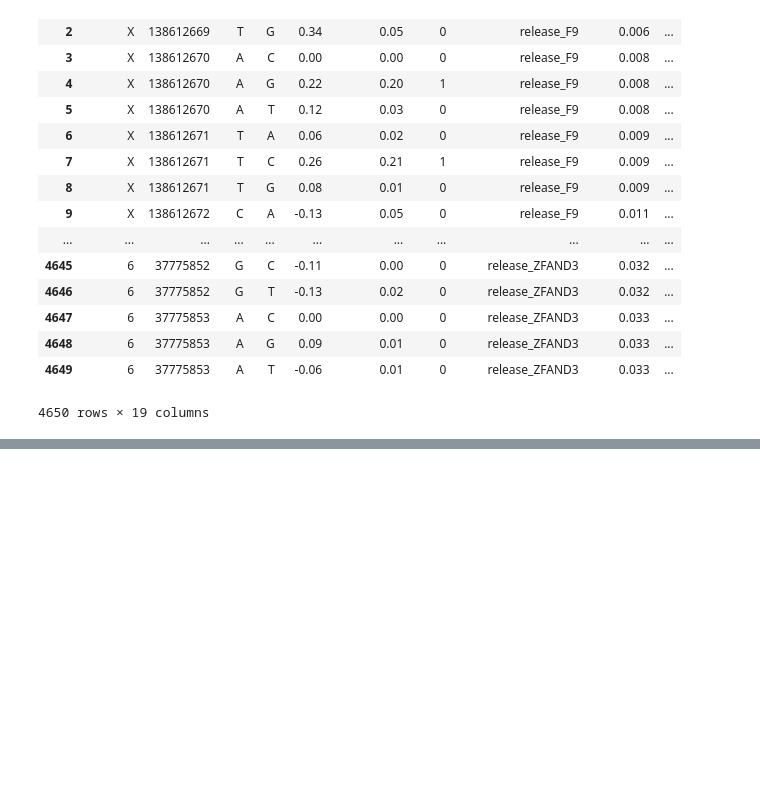
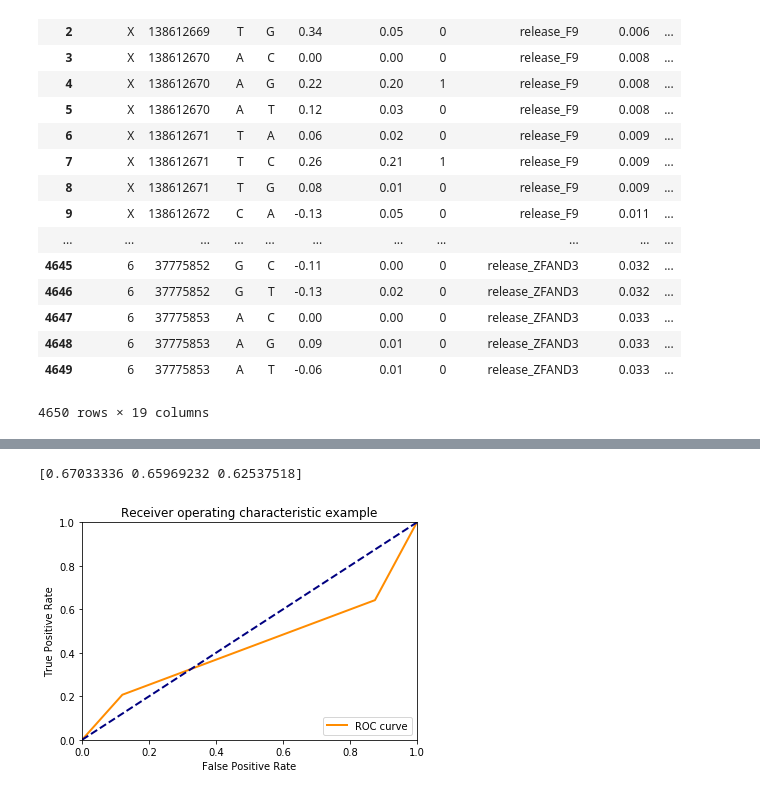
Before and after one commit to alex-hh/cagi5_mpra_prediction, a Jupyter notebook: Cagi5CV.ipynb, the cells around one changed output, grey strips where cells are left out. Drawn from its saved outputs; the diff is of its cells as text; code cells hidden in the pictures; blank space fills up the shorter version.

```diff
--- a/Cagi5CV.ipynb
+++ b/Cagi5CV.ipynb
@@ -310,0 +218,14 @@ cv_chunk.fold_dict
+# %%
+deepE1h = MultiFeatures([deepseadiffs, enhancer1hot])
+cv_chunk = ChunkCV(df,
+                   Classifier,
+                   model_kwargs={'features': deepE1h, 'classifier': 'xgb'},
+                   fold_dict=fold_dict)
+cvdf_chunk = cv_chunk.get_cv_preds()
+# %%
+print(roc_auc_score(ybin, binarizer.transform(cvdf_chunk['cv_prediction']), average=None))
+make_roc_plot(cvdf_chunk)
+plt.show()
+# %% [output]
+[0.67033336 0.65969232 0.62537518]
+[figure, added]
```
Also changed, not shown: parts of 42 cells of this notebook, 4 other files.
